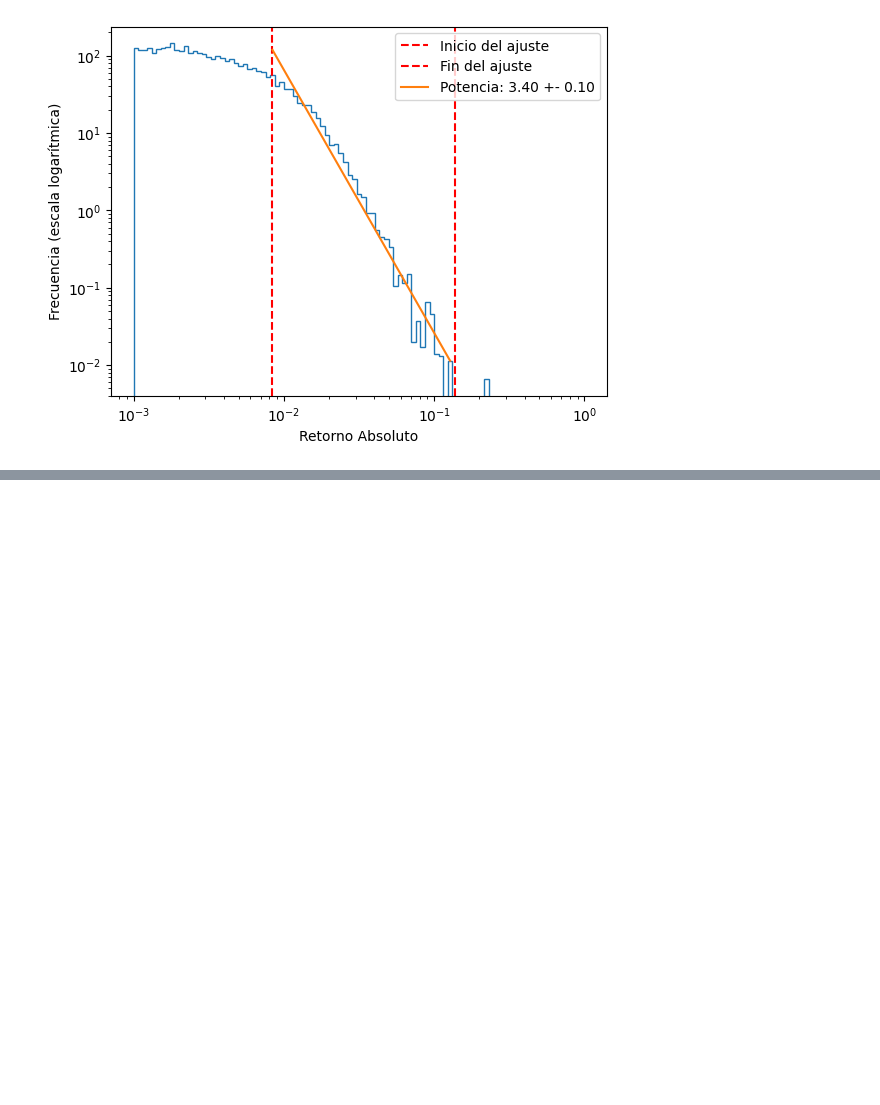
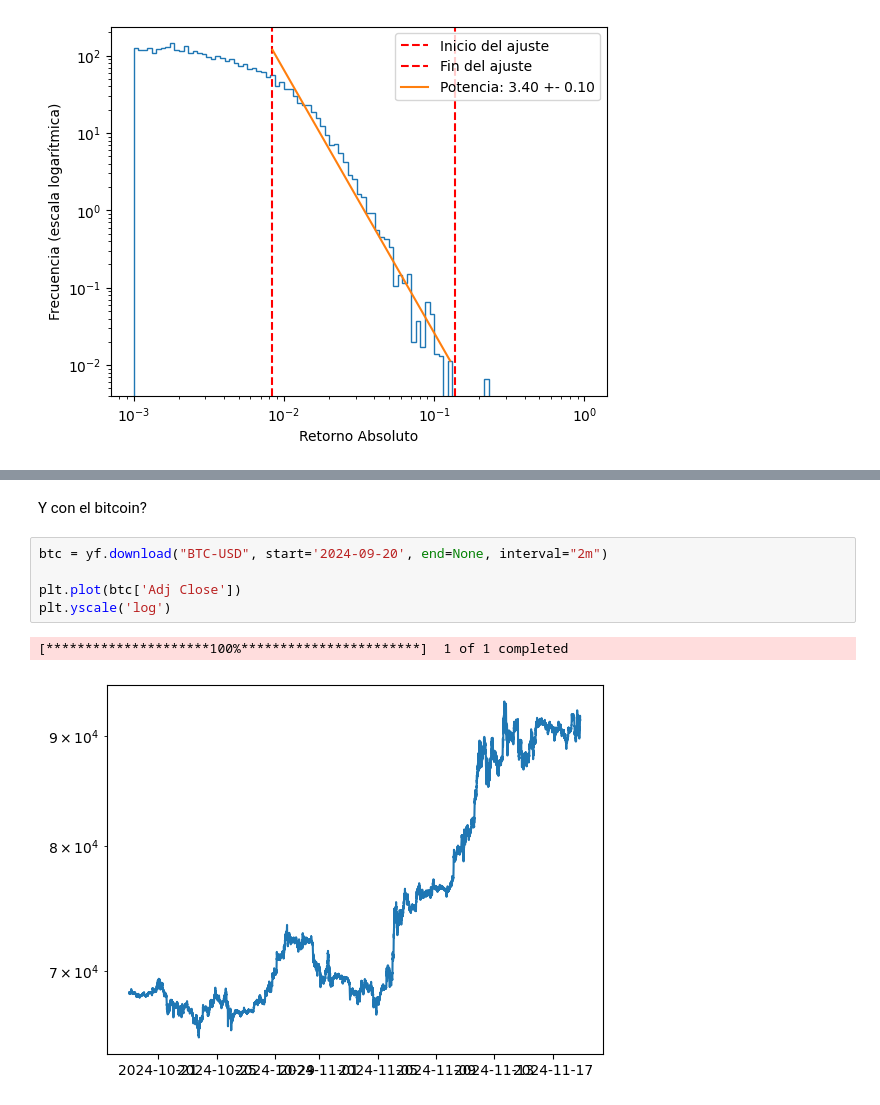
Before and after one commit to lautarogiordano/practicas-complejidad, a Jupyter notebook: p8-criticalidad/criticalidad.ipynb, the cells around one changed output, grey strips where cells are left out. Saved outputs shown, nothing was run; the diff lists cells and outputs as text; blank space fills up the shorter version.

```diff
--- a/p8-criticalidad/criticalidad.ipynb
+++ b/p8-criticalidad/criticalidad.ipynb
@@ -128,0 +167,10 @@ plt.show()
+# %% [markdown]
+Y con el bitcoin?
+# %%
+btc = yf.download("BTC-USD", start='2024-09-20', end=None, interval="2m")
+
+plt.plot(btc['Adj Close'])
+plt.yscale('log')
+# %% [output]
+[*********************100%***********************]  1 of 1 completed
+[figure, added]
```
Also changed, not shown: parts of 8 cells of this notebook.
